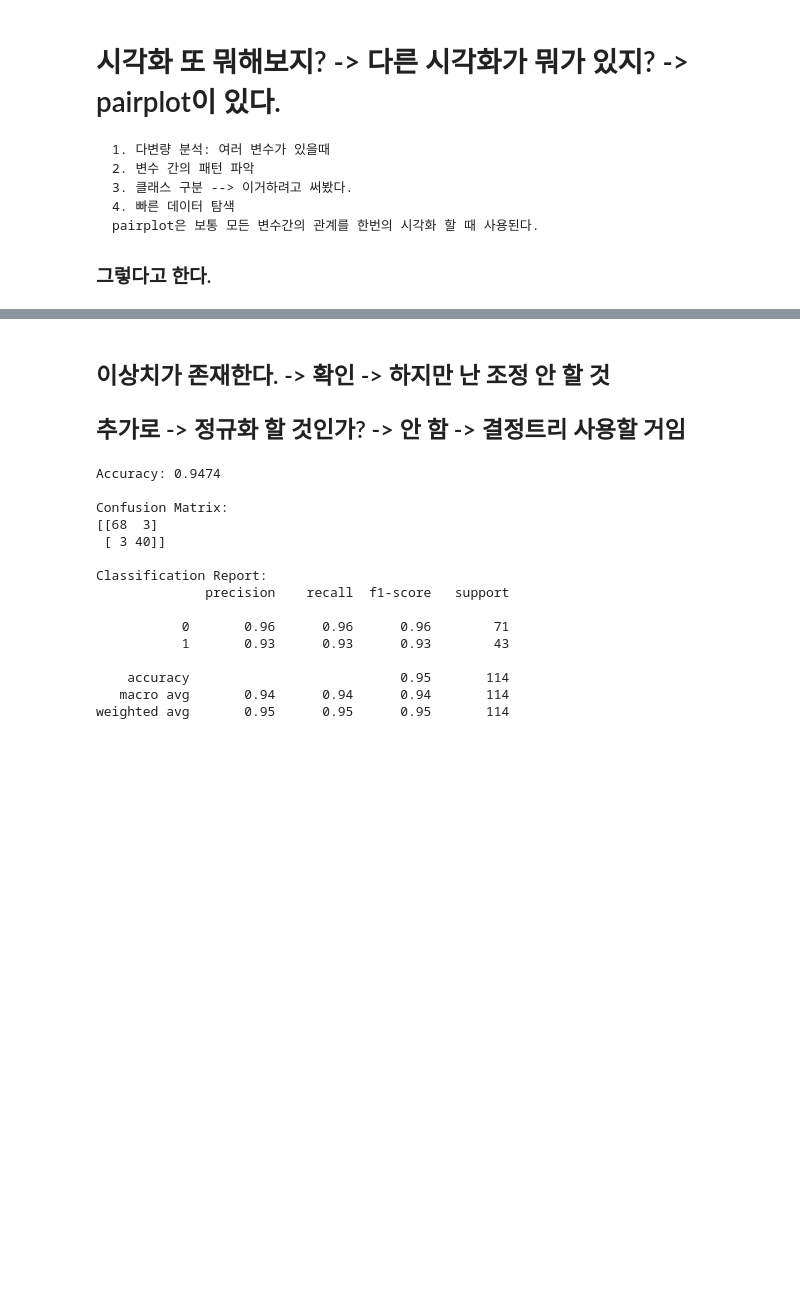
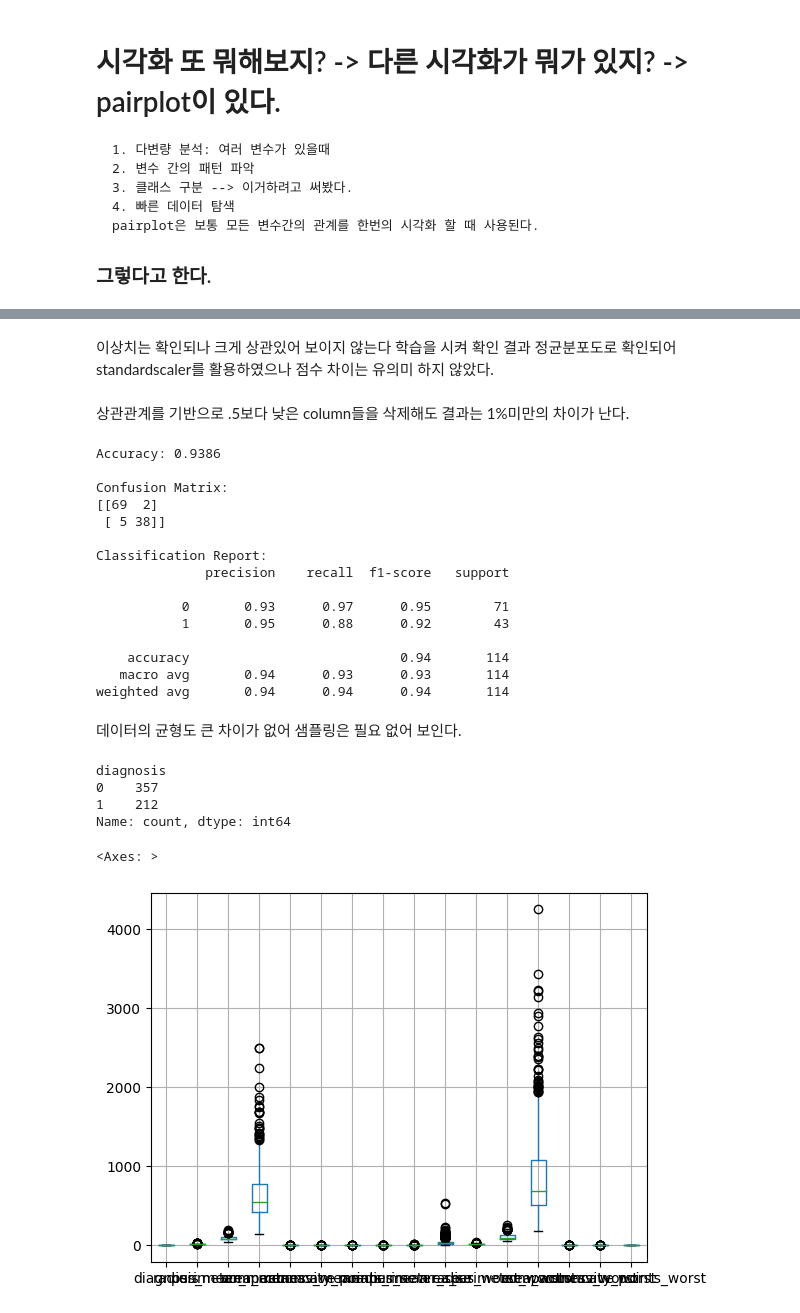
Before and after one commit to deeptudy/kaggle--wisconsin_breast_cancer_data-, a Jupyter notebook: main.ipynb, the cells around one changed output, grey strips where cells are left out. Cells and saved outputs as stored; diff of their text form; code cells hidden in the pictures; blank space fills up the shorter version.

```diff
--- a/main.ipynb
+++ b/main.ipynb
@@ -233,6 +160,6 @@ plt.show()
-# %% [markdown]
-## 이상치가 존재한다. -> 확인 -> 하지만 난 조정 안 할 것
-## 추가로 -> 정규화 할 것인가? -> 안 함 -> 결정트리 사용할 거임
+# %% [markdown]
+이상치는 확인되나 크게 상관있어 보이지 않는다
+학습을 시켜 확인 결과 정균분포도로 확인되어 standardscaler를 활용하였으나 점수 차이는 유의미 하지 않았다.
 # %%
 from sklearn.model_selection import train_test_split
 from sklearn.tree import DecisionTreeClassifier
@@ -240,6 +167,8 @@ from sklearn.metrics import accuracy_score, classification_report, confusion_mat
+# %% [markdown]
+상관관계를 기반으로 .5보다 낮은 column들을 삭제해도 결과는 1%미만의 차이가 난다.
 # %%
 # 종속 변수와 독립 변수 분리
-X = df.drop(['diagnosis', 'id'], axis=1)  # 불필요한 열 제거
+X = df.drop(['diagnosis'], axis=1)  # 불필요한 열 제거
 y = df['diagnosis']
 
 # 학습 데이터와 테스트 데이터로 나누기
@@ -263,18 +192,40 @@ print(conf_matrix)
 print('\nClassification Report:')
 print(class_report)
 # %% [output]
-Accuracy: 0.9474
+Accuracy: 0.9386
 
 Confusion Matrix:
-[[68  3]
- [ 3 40]]
+[[69  2]
+ [ 5 38]]
 
 Classification Report:
               precision    recall  f1-score   support
 
-           0       0.96      0.96      0.96        71
-           1       0.93      0.93      0.93        43
+           0       0.93      0.97      0.95        71
+           1       0.95      0.88      0.92        43
 
-    accuracy                           0.95       114
-   macro avg       0.94      0.94      0.94       114
-weighted avg       0.95      0.95      0.95       114
+    accuracy                           0.94       114
+   macro avg       0.94      0.93      0.93       114
+weighted avg       0.94      0.94      0.94       114
+# %% [markdown]
+데이터의 균형도 큰 차이가 없어 샘플링은 필요 없어 보인다.
+# %%
+y.value_counts()
+# %% [output]
+diagnosis
+0    357
+1    212
+Name: count, dtype: int64
+# %%
+from sklearn.preprocessing import StandardScaler,RobustScaler
+scaler_stand=StandardScaler()
+scaler_robust=RobustScaler()
+scaler_stand.fit(df)
+scaler_robust.fit(df)
+df_stand=pd.DataFrame(scaler_stand.transform(df))
+df_robustd=pd.DataFrame(scaler_robust.transform(df))
+# %%
+df.boxplot()
+# %% [output]
+<Axes: >
+[figure, added]
```
Also changed, not shown: parts of 40 cells of this notebook.
